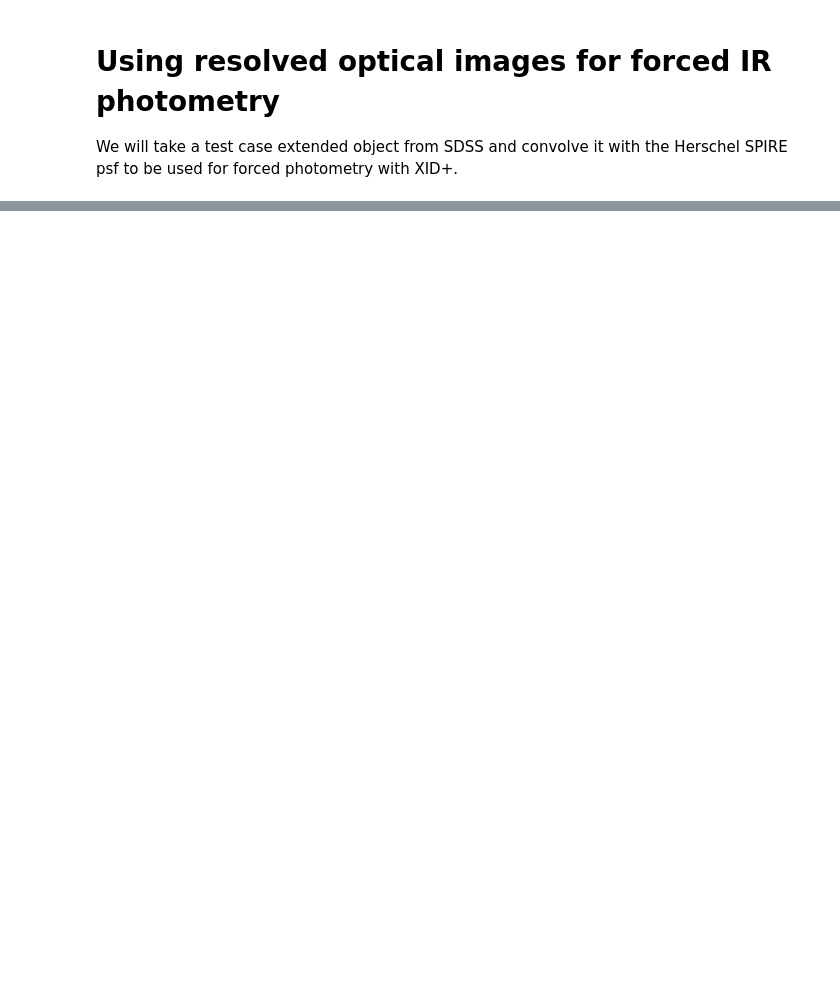
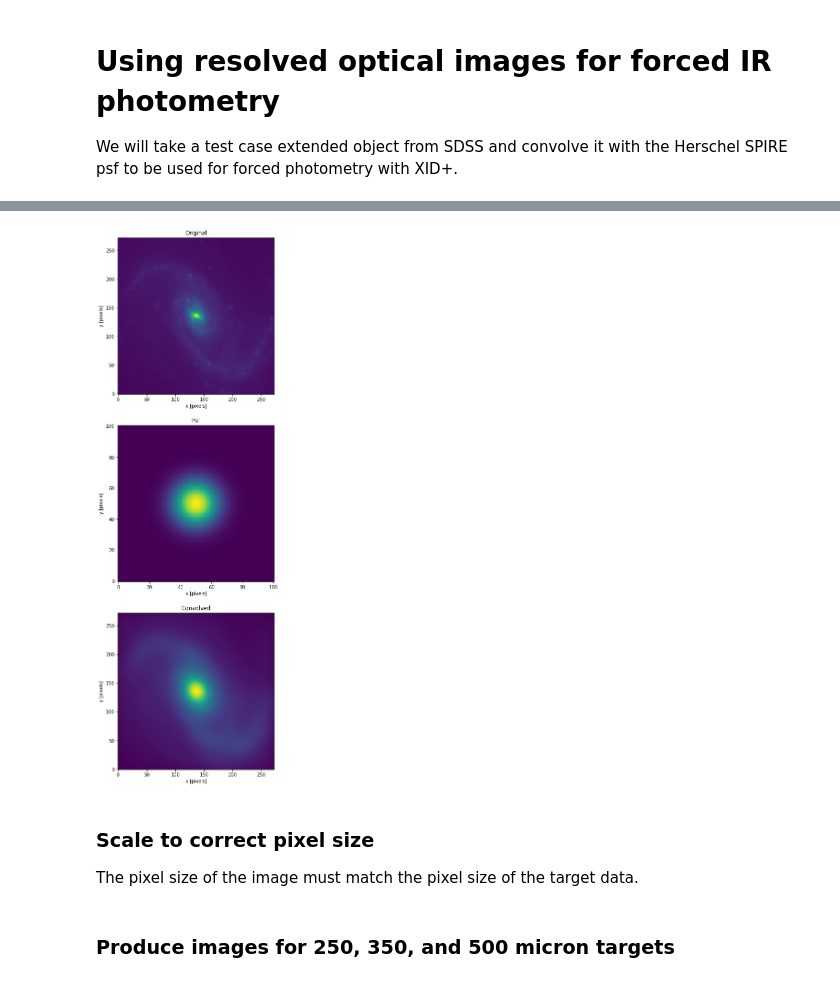
Before and after one commit to raphaelshirley/regphot, a Jupyter notebook: examples/XID+R.ipynb, the cells around one changed output, grey strips where cells are left out. Drawn from its saved outputs; the diff is of its cells as text; code cells hidden in the pictures; blank space fills up the shorter version.

```diff
--- a/examples/XID+R.ipynb
+++ b/examples/XID+R.ipynb
@@ -63,0 +125,40 @@ TypeError: stat: path should be string, bytes, os.PathLike or integer, not metho
+# %%
+# First create a Gaussian kernel at the optical image pixel size
+
+testsize = 10 # pixels
+psftest = Gaussian2DKernel(testsize,x_size=101,y_size=101)
+#psftest.normalize(mode='peak')
+
+# Convolve optical image with psf
+convolvedopt = convolve(cutout.data,psftest) #[::6,::6]
+# %%
+#Now plot the images
+
+plt.subplot(3,1,1)
+plt.imshow(cutout.data, interpolation='none', origin='lower')
+plt.title('Original')
+plt.xlabel('x [pixels]')
+plt.ylabel('y [pixels]')
+
+plt.subplot(3,1,2)
+plt.imshow(psftest, interpolation='none', origin='lower')
+plt.title('PSF')
+plt.xlabel('x [pixels]')
+plt.ylabel('y [pixels]')
+#plt.colorbar()
+
+plt.subplot(3,1,3)
+plt.imshow(convolvedopt, interpolation='none', origin='lower')
+plt.title('Convolved')
+plt.xlabel('x [pixels]')
+plt.ylabel('y [pixels]')
+plt.subplots_adjust(left=0.0, right=1.0, bottom=0.0, top=4.0)
+
+plt.show()
+# %% [output]
+[figure, added]
+# %% [markdown]
+### Scale to correct pixel size
+The pixel size of the image must match the pixel size of the target data.
+# %% [markdown]
+### Produce images for 250, 350, and 500 micron targets
```
Also changed, not shown: parts of 14 cells of this notebook, 1 other file.
